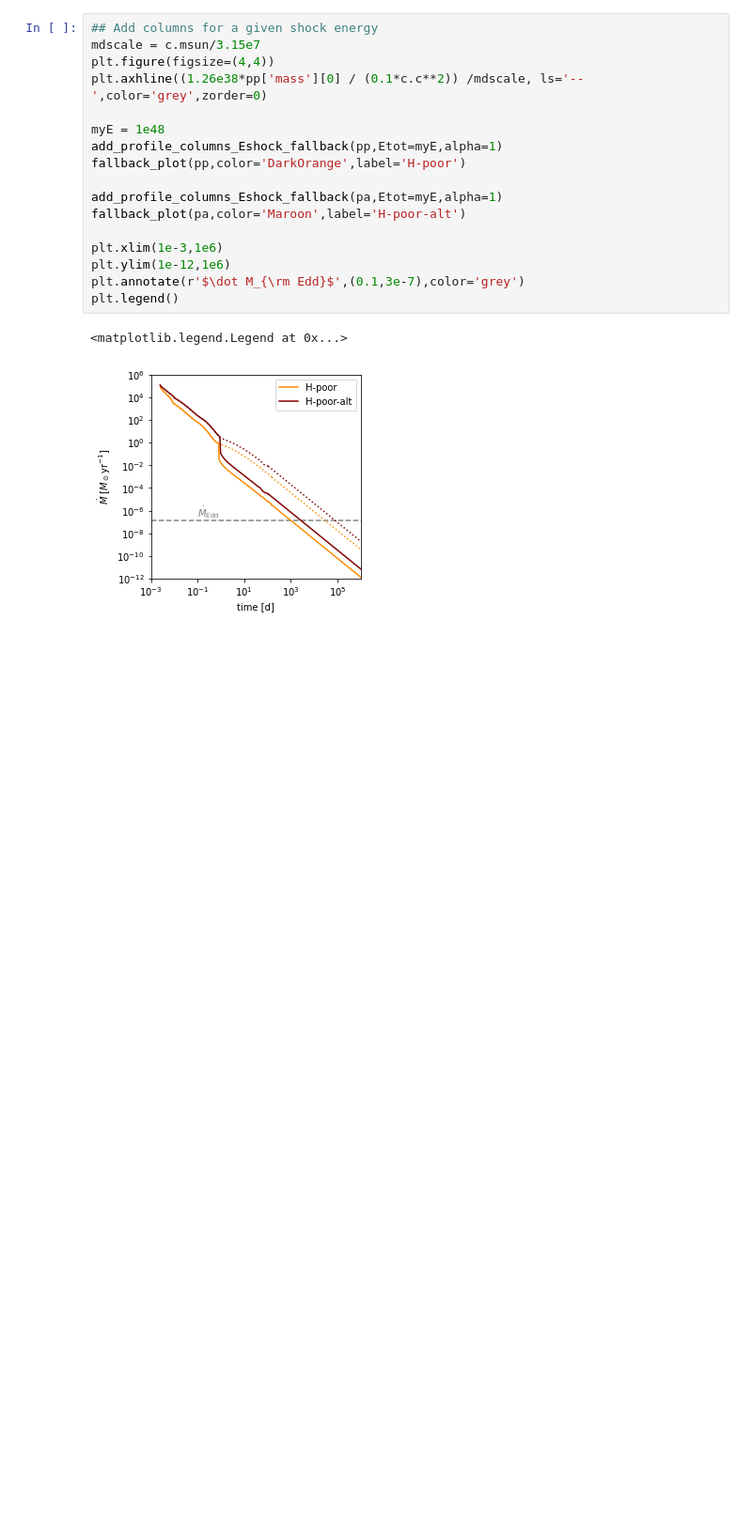
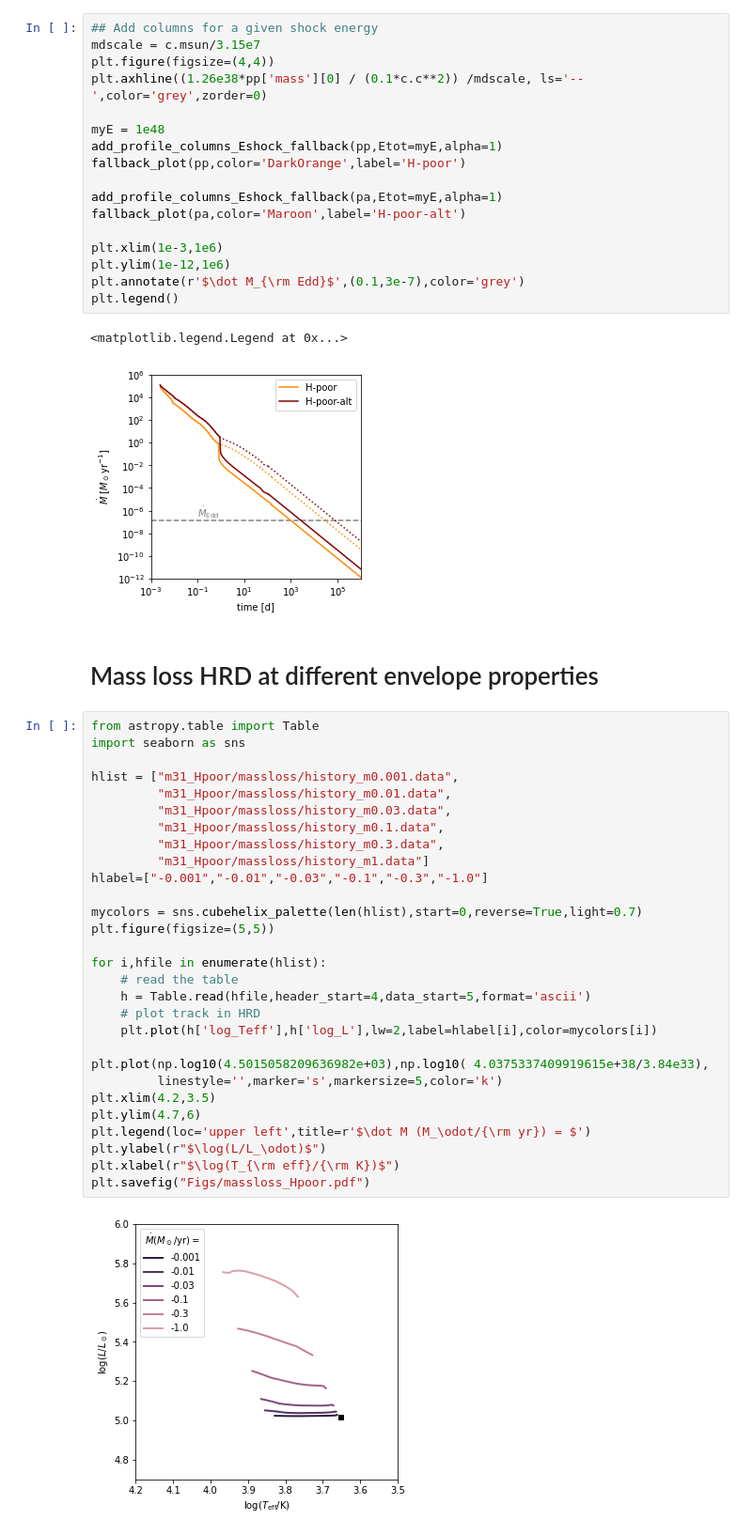
Before and after one commit to morganemacleod/FailedSNCalcs, a Jupyter notebook: MESAfailedSN.ipynb, the cells around one changed output. Shown at 94% size. Cells and saved outputs as stored; diff of their text form; blank space fills up the shorter version.

```diff
--- a/MESAfailedSN.ipynb
+++ b/MESAfailedSN.ipynb
@@ -1154,3 +1154,36 @@ plt.legend()
 # %% [output]
 <matplotlib.legend.Legend at 0x...>
 [figure]
+# %% [markdown]
+# Mass loss HRD at different envelope properties
+# %%
+from astropy.table import Table
+import seaborn as sns
+
+hlist = ["m31_Hpoor/massloss/history_m0.001.data",
+         "m31_Hpoor/massloss/history_m0.01.data",
+         "m31_Hpoor/massloss/history_m0.03.data",
+         "m31_Hpoor/massloss/history_m0.1.data",
+         "m31_Hpoor/massloss/history_m0.3.data",
+         "m31_Hpoor/massloss/history_m1.data"]
+hlabel=["-0.001","-0.01","-0.03","-0.1","-0.3","-1.0"]
+
+mycolors = sns.cubehelix_palette(len(hlist),start=0,reverse=True,light=0.7)
+plt.figure(figsize=(5,5))
+
+for i,hfile in enumerate(hlist):
+    # read the table
+    h = Table.read(hfile,header_start=4,data_start=5,format='ascii')
+    # plot track in HRD
+    plt.plot(h['log_Teff'],h['log_L'],lw=2,label=hlabel[i],color=mycolors[i])
+
+plt.plot(np.log10(4.5015058209636982e+03),np.log10( 4.0375337409919615e+38/3.84e33),
+         linestyle='',marker='s',markersize=5,color='k')
+plt.xlim(4.2,3.5)
+plt.ylim(4.7,6)
+plt.legend(loc='upper left',title=r'$\dot M (M_\odot/{\rm yr}) = $')
+plt.ylabel(r"$\log(L/L_\odot)$")
+plt.xlabel(r"$\log(T_{\rm eff}/{\rm K})$")
+plt.savefig("Figs/massloss_Hpoor.pdf")
+# %% [output]
+[figure, added]
```
Also changed, not shown: 16 other files.
